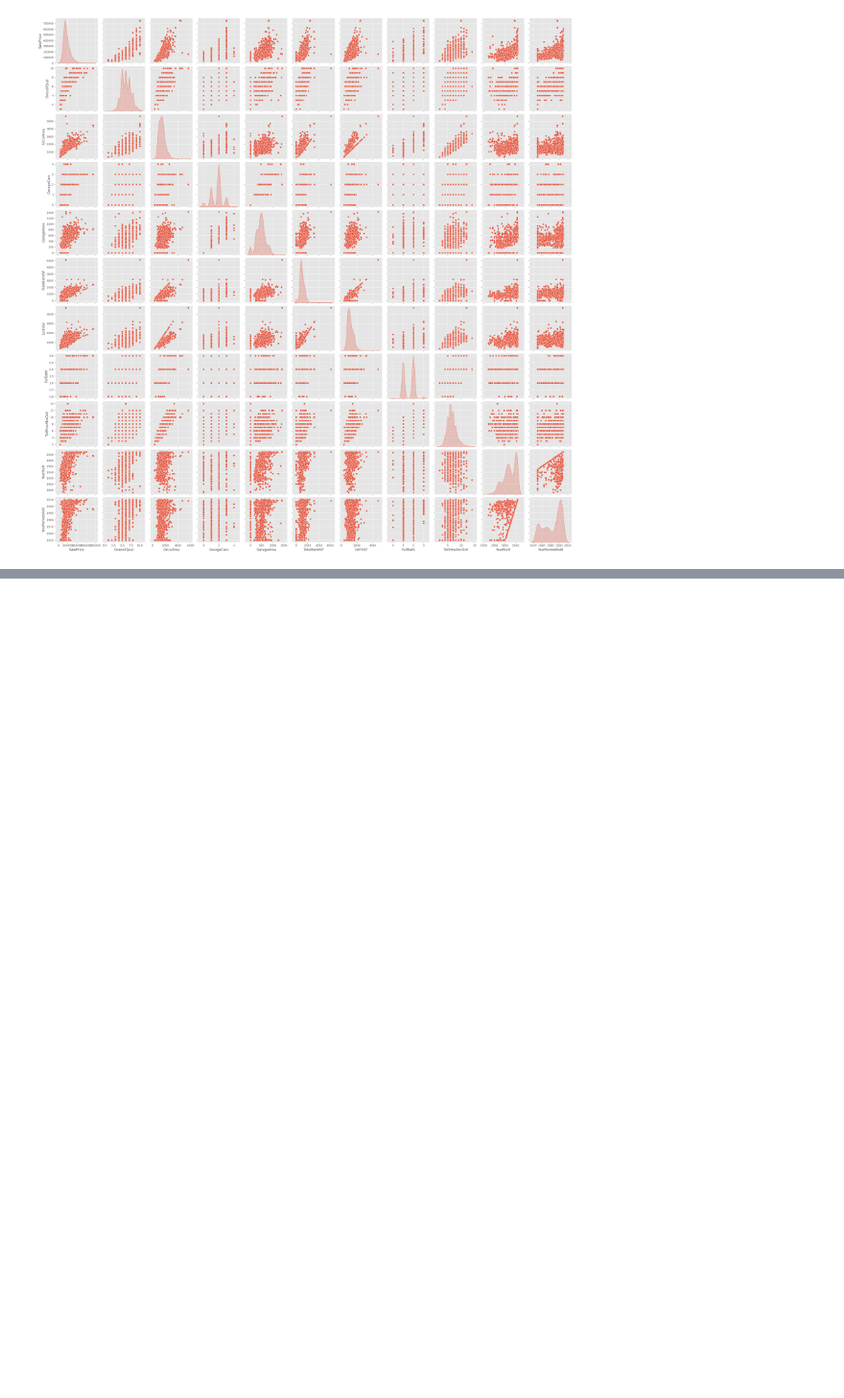
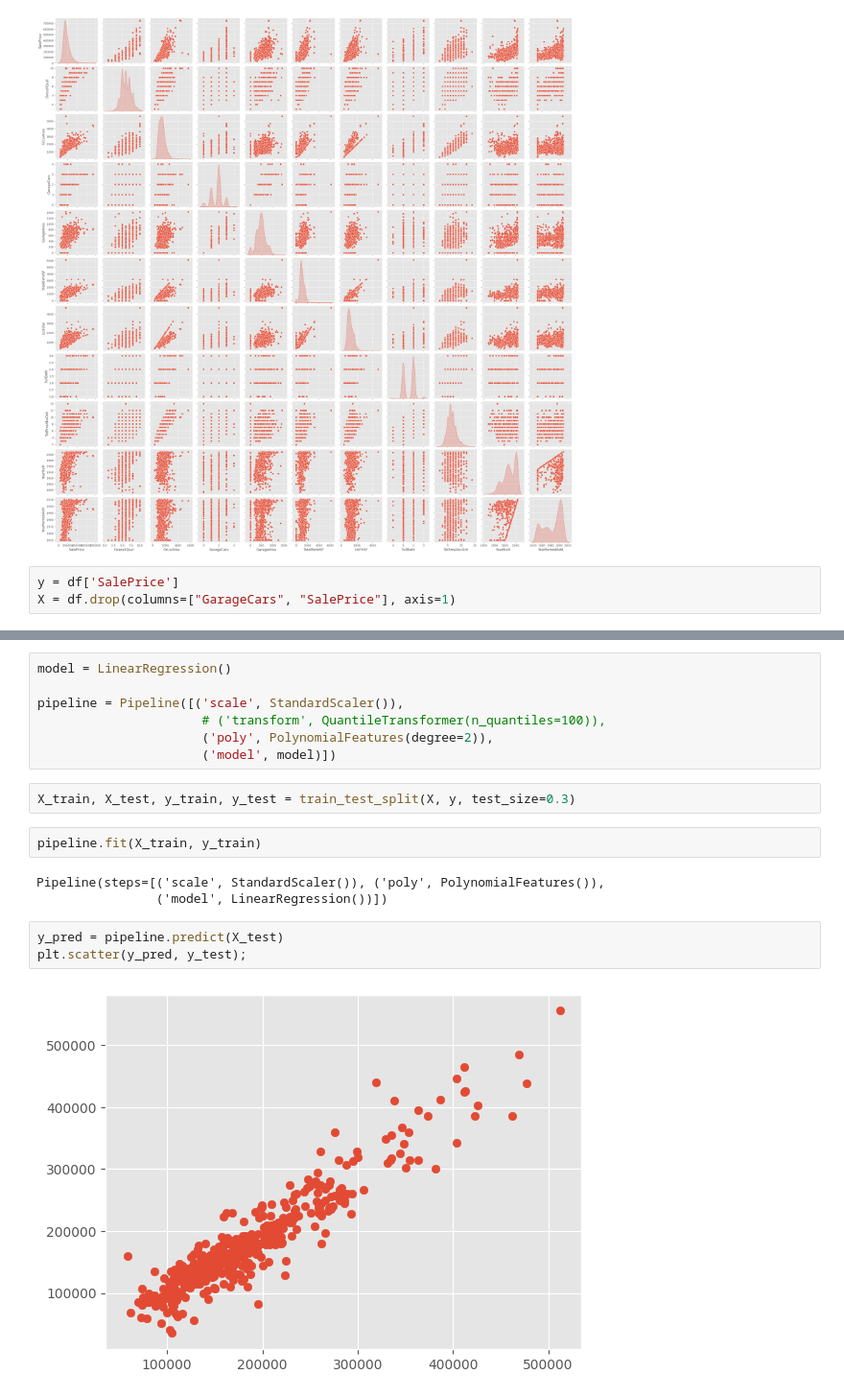
Before and after one commit to iitimii/AI-ML-Learning-Path, a Jupyter notebook: house_prices_data/house.ipynb, the cells around one changed output, grey strips where cells are left out. Shown at 96% size. Cells and saved outputs as stored; diff of their text form; blank space fills up the shorter version.

```diff
--- a/house_prices_data/house.ipynb
+++ b/house_prices_data/house.ipynb
@@ -378,3 +364,6 @@ sns.pairplot(df, diag_kind='kde')
 # %% [output]
 <seaborn.axisgrid.PairGrid at 0x...>
 [figure]
+# %%
+y = df['SalePrice']
+X = df.drop(columns=["GarageCars", "SalePrice"], axis=1)
@@ -380,0 +389,19 @@ sns.pairplot(df, diag_kind='kde')
+# %%
+model = LinearRegression()
+
+pipeline = Pipeline([('scale', StandardScaler()),
+                      # ('transform', QuantileTransformer(n_quantiles=100)),
+                      ('poly', PolynomialFeatures(degree=2)),
+                      ('model', model)])
+# %%
+X_train, X_test, y_train, y_test = train_test_split(X, y, test_size=0.3)
+# %%
+pipeline.fit(X_train, y_train)
+# %% [output]
+Pipeline(steps=[('scale', StandardScaler()), ('poly', PolynomialFeatures()),
+                ('model', LinearRegression())])
+# %%
+y_pred = pipeline.predict(X_test)
+plt.scatter(y_pred, y_test);
+# %% [output]
+[figure, added]
```
Also changed, not shown: parts of 7 cells of this notebook.
